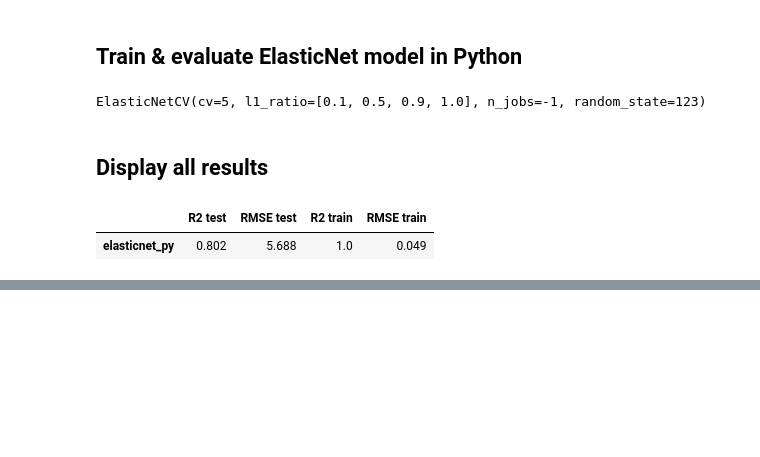
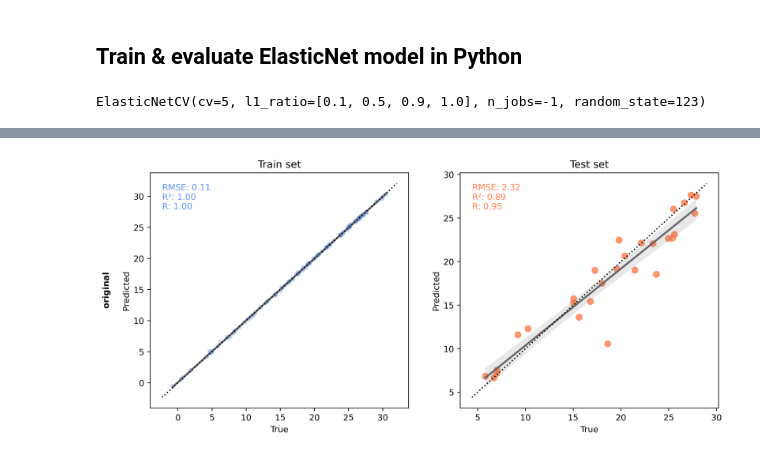
Before and after one commit to bokulich-publications/ritme_examples, a Jupyter notebook: use_cases/u2_metagenome_ocean/n4_original_setup.ipynb, the cells around one changed output, grey strips where cells are left out. Cells and saved outputs as stored; diff of their text form; code cells hidden in the pictures; blank space fills up the shorter version.

```diff
--- a/use_cases/u2_metagenome_ocean/n4_original_setup.ipynb
+++ b/use_cases/u2_metagenome_ocean/n4_original_setup.ipynb
@@ -95,17 +89,7 @@ test_rmse = root_mean_squared_error(test_target, test_preds)
-# %% [markdown]
-## Display all results
-# %%
-pd_results = pd.DataFrame(
-    {
-        "R2 test": [test_r2],
-        "RMSE test": [test_rmse],
-        "R2 train": [train_r2],
-        "RMSE train": [train_rmse],
-    },
-    index=["elasticnet_py"],
-).round(3)
-
-pd_results
-# %% [output]
-|  | R2 test | RMSE test | R2 train | RMSE train |
-| elasticnet_py | 0.802 | 5.688 | 1.0 | 0.049 |
+# %%
+# evaluate
+metrics, fig = get_metrics_n_scatterplot(
+    enet_cv, train_predictors, train_target, test_predictors, test_target
+)
+display(metrics)
+# %% [output]
@@ -111,0 +98 @@ pd_results
+[figure, added]
```
Also changed, not shown: parts of 4 cells of this notebook, 29 other files.
